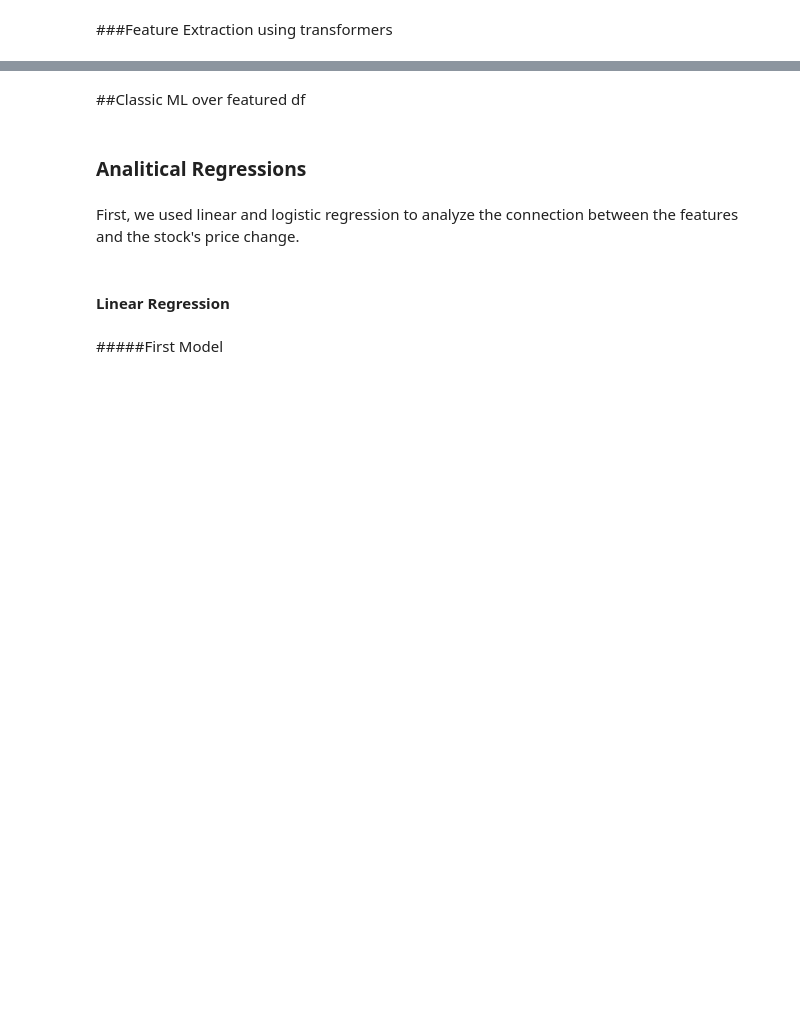
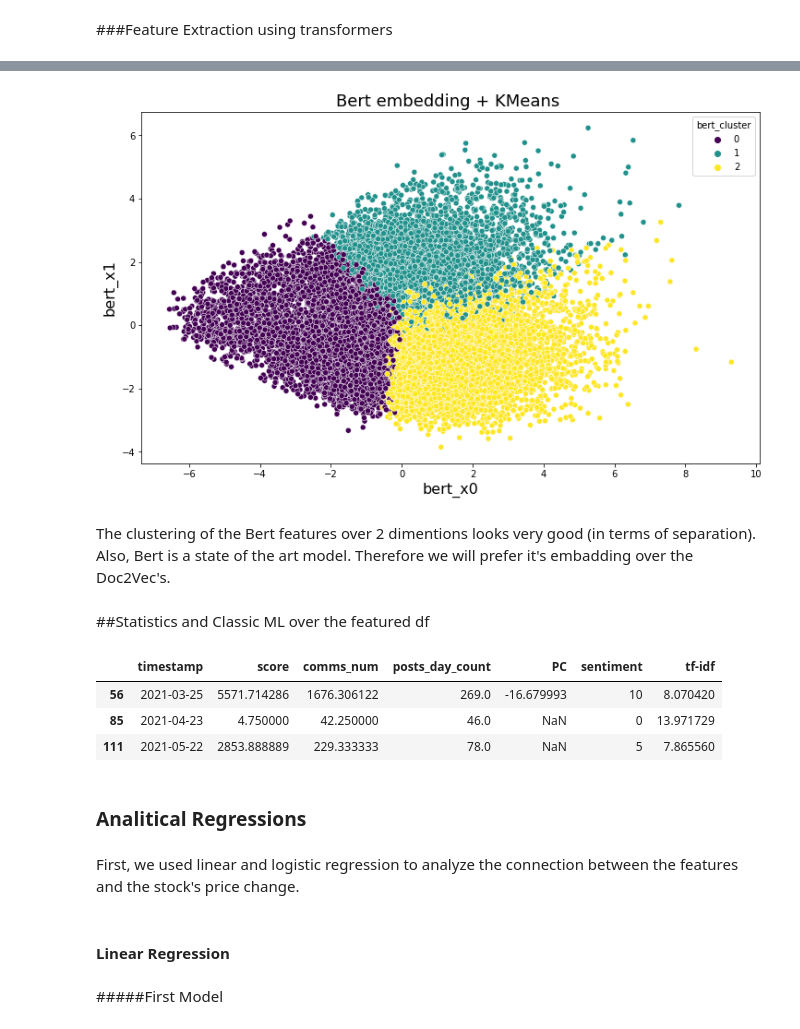
Before and after one commit to amit-shahar/StockValues, a Jupyter notebook: StocksValues.ipynb, the cells around one changed output, grey strips where cells are left out. Cells and saved outputs as stored; diff of their text form; code cells hidden in the pictures; blank space fills up the shorter version.

Commit message:
Bert feature extraction and better classic ML

```diff
--- a/StocksValues.ipynb
+++ b/StocksValues.ipynb
@@ -1036,0 +1252,10 @@ GME_df['bert_features'] = embeddings
+# %%
+#@title clustering BERT features
+X_b = GME_df['bert_features']
+kmeans = KMeans(n_clusters=3, random_state=42)
+# fit the mode
+kmeans.fit(X_b.to_list())
+# store cluster labels in a variable
+clusters = kmeans.labels_
+GME_df['bert_cluster'] = clusters
+GME_df[['timestamp','title','sentiment','bert_cluster']].sample(5)
@@ -1037,5 +1269,33 @@ GME_df['bert_features'] = embeddings
+# %%
+#@title using PCA for visualising the clustering
+
+# initialize PCA with 2 components
+pca = PCA(n_components=2, random_state=42)
+# pass our X to the pca and store the reduced vectors into pca_vecs
+pca_vecs = pca.fit_transform(X_b.to_list())
+# save our two dimensions into x0 and x1
+x0 = pca_vecs[:, 0]
+x1 = pca_vecs[:, 1]
+GME_df['bert_cluster'] = clusters
+GME_df['bert_x0'] = x0
+GME_df['bert_x1'] = x1
+# set image size
+plt.figure(figsize=(12, 7))
+# set a title
+plt.title("Bert embedding + KMeans ", fontdict={"fontsize": 18})
+# set axes names
+plt.xlabel("bert_x0", fontdict={"fontsize": 16})
+plt.ylabel("bert_x1", fontdict={"fontsize": 16})
+# create scatter plot with seaborn, where hue is the class used to group the data
+sns.scatterplot(data=GME_df, x='bert_x0', y='bert_x1', hue='bert_cluster', palette="viridis")
+plt.show()
+# %% [output]
+[figure, added]
+# %% [markdown]
+The clustering of the Bert features over 2 dimentions looks very good (in terms of separation).
+Also, Bert is a state of the art model. Therefore we will prefer it's embadding over the Doc2Vec's.
 # %% [markdown]
-##Classic ML over featured df
+##Statistics and Classic ML over the featured df
 # %%
 GME_df['tf-idf'] = pd.DataFrame(X.todense()).T.apply(lambda x: x.sum())
 day_GME_df = GME_df.groupby('timestamp', as_index=False).sum()
@@ -1044,7 +1304,13 @@ day_GME_df[['score','comms_num','posts_day_count','PC','tf-idf']] = day_GME_df[[
 day_GME_df.name = GME_df.name
 day_before = day_GME_df
 day_before['PC']  = day_before['PC'].shift(-1)
+day_before.drop(['bert_cluster','bert_x0','bert_x1'],axis=1, inplace=True)
 day_before.sample(n=3)
+# %% [output]
+|  | timestamp | score | comms_num | posts_day_count | PC | sentiment | tf-idf |
+| 56 | 2021-03-25 | 5571.714286 | 1676.306122 | 269.0 | -16.679993 | 10 | 8.070420 |
+| 85 | 2021-04-23 | 4.750000 | 42.250000 | 46.0 | NaN | 0 | 13.971729 |
+| 111 | 2021-05-22 | 2853.888889 | 229.333333 | 78.0 | NaN | 5 | 7.865560 |
 # %% [markdown]
 ### Analitical Regressions
 # %% [markdown]
```
Also changed, not shown: parts of 54 cells of this notebook.
